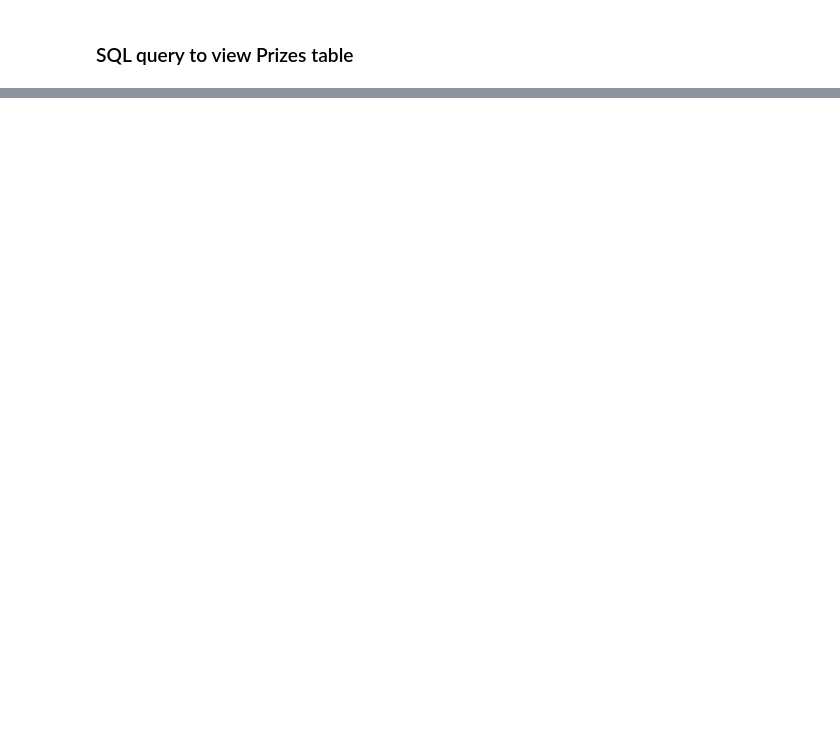
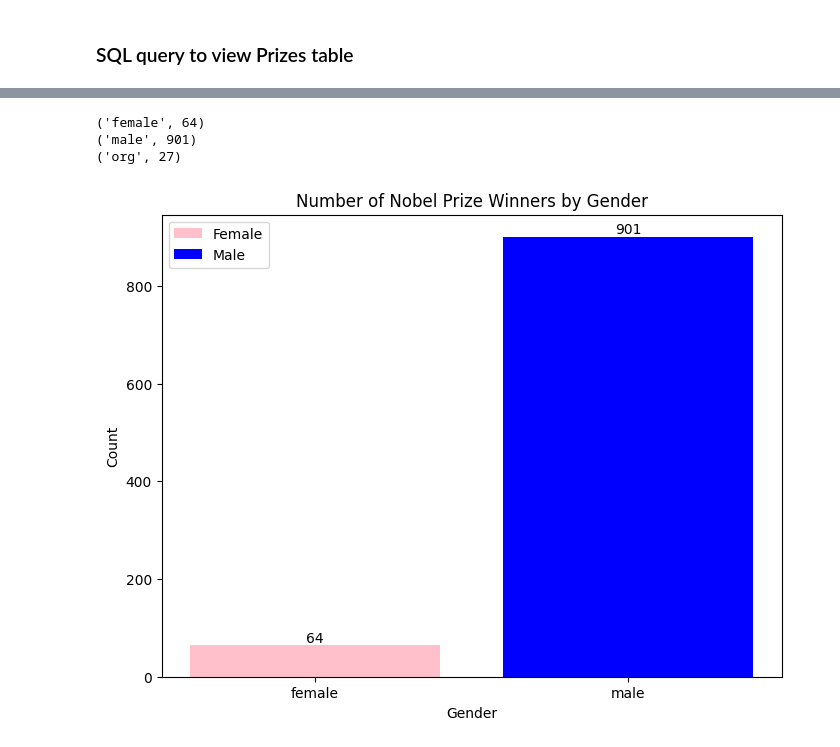
Before and after one commit to anbunambi3108/EMSE6586-FinalProject, a Jupyter notebook: Final Project - SQLite.ipynb, the cells around one changed output, grey strips where cells are left out. Drawn from its saved outputs; the diff is of its cells as text; code cells hidden in the pictures; blank space fills up the shorter version.

```diff
--- a/Final Project - SQLite.ipynb
+++ b/Final Project - SQLite.ipynb
@@ -365,0 +433,42 @@ for item in prize_data:
+# %%
+#1. Gender (count of male and female nobel prize winners)
+
+cursor.execute('''
+SELECT gender, COUNT(*) AS count
+FROM Laureates
+GROUP BY gender;
+''')
+
+# Fetch all results
+results = cursor.fetchall()
+
+# Print results
+for row in results:
+    print(row)
+# %% [output]
+('female', 64)
+('male', 901)
+('org', 27)
+# %%
+# Extracting data for plotting
+filtered_results = [row for row in results if row[0] != 'org']
+genders = [row[0] for row in filtered_results]
+counts = [row[1] for row in filtered_results]
+
+# Plotting
+plt.figure(figsize=(8, 6))
+bars = plt.bar(genders, counts, color=['pink', 'blue'])  # Assigning colors for female and male
+
+# Adding legend
+plt.legend(bars, ['Female', 'Male'])
+
+plt.xlabel('Gender')
+plt.ylabel('Count')
+plt.title('Number of Nobel Prize Winners by Gender')
+# Adding count numbers on top of the bars
+for bar, count in zip(bars, counts):
+    plt.text(bar.get_x() + bar.get_width() / 2, bar.get_height(), count,
+             ha='center', va='bottom', color='black')
+plt.show()
+# %% [output]
+[figure, added]
```
Also changed, not shown: parts of 17 cells of this notebook.
